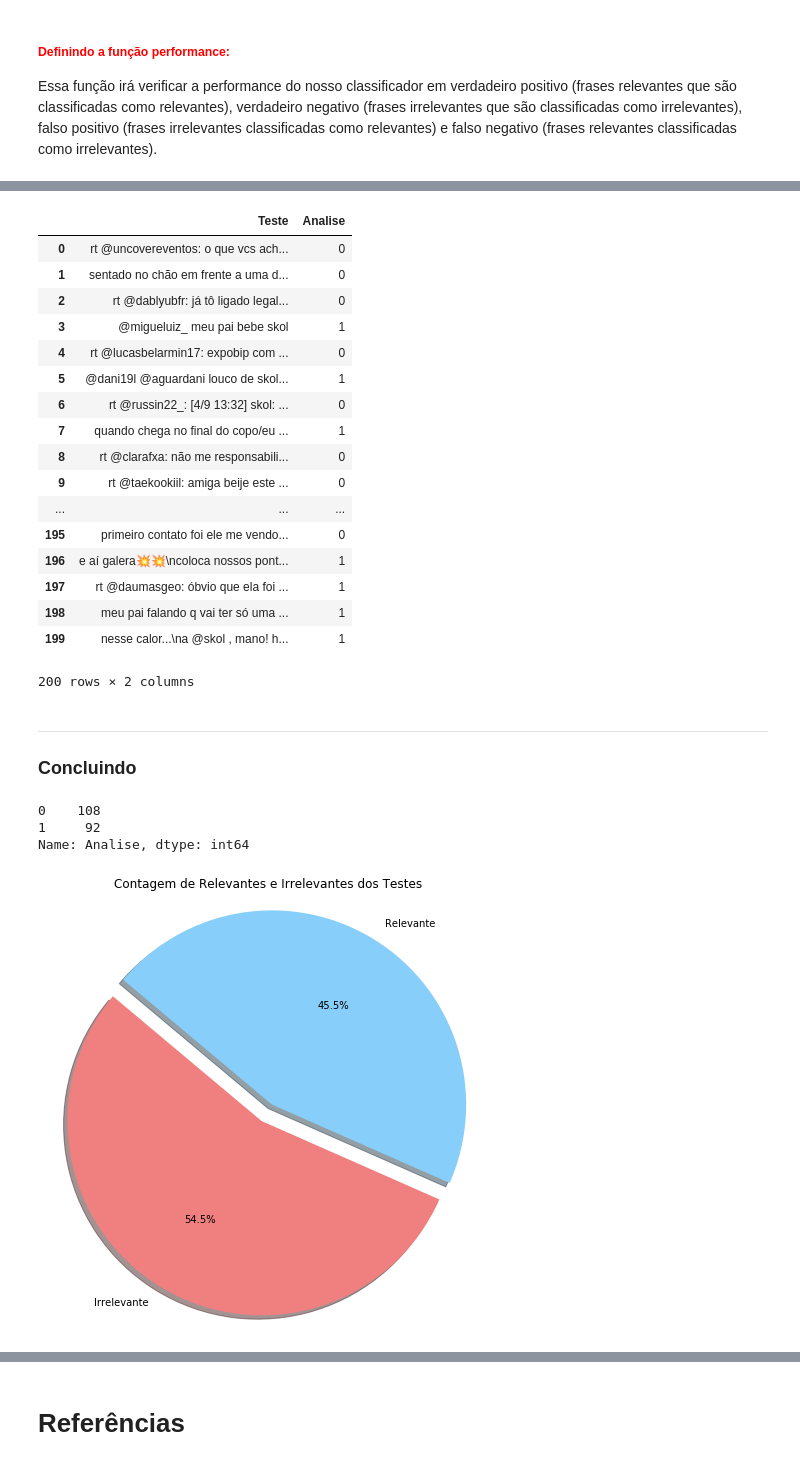
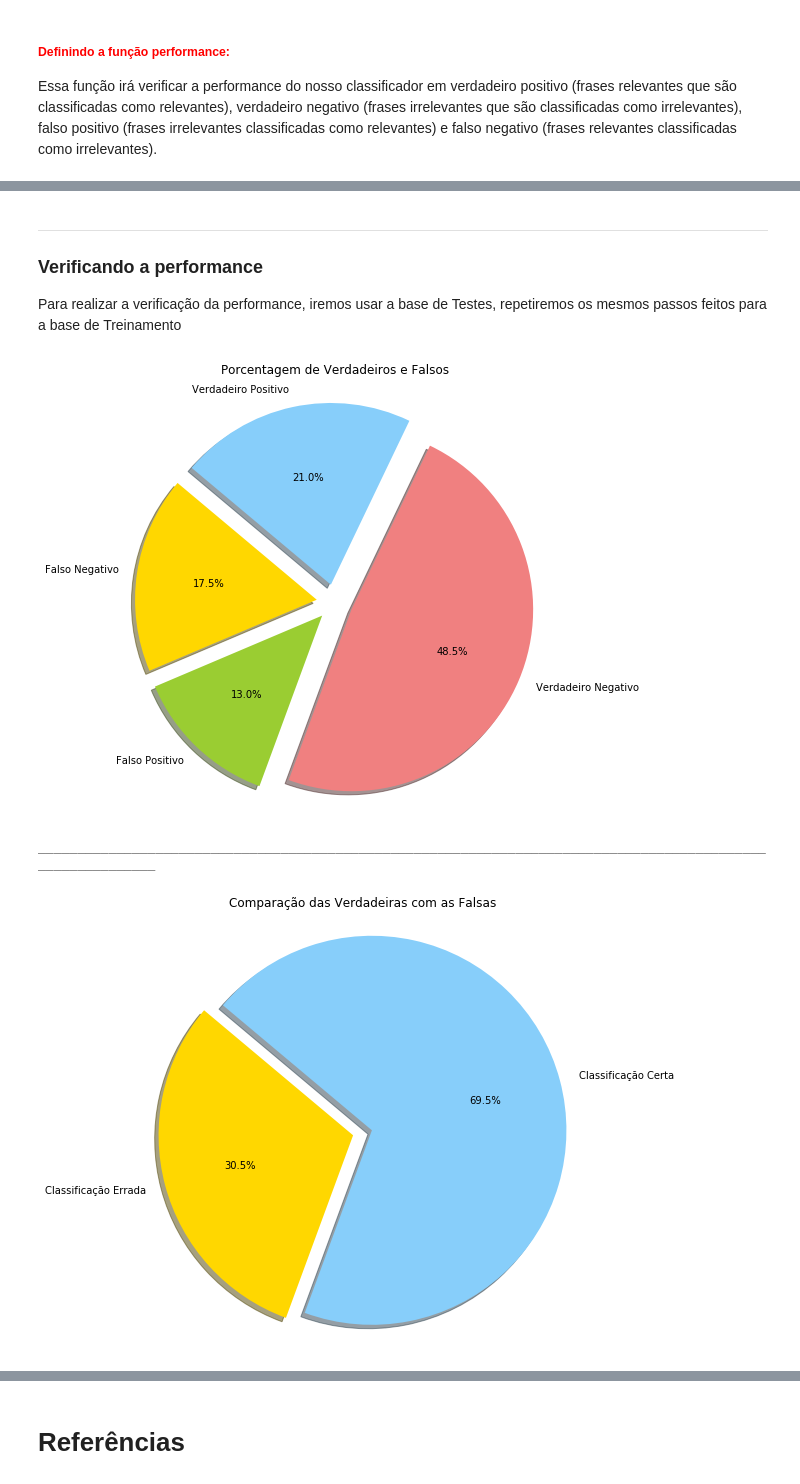
Before and after one commit to EikiSantos/DataScience-Project, a Jupyter notebook: Projeto2_layout.ipynb, the cells around one changed output, grey strips where cells are left out. Saved outputs shown, nothing was run; the diff lists cells and outputs as text; code cells hidden in the pictures.

```diff
--- a/Projeto2_layout.ipynb
+++ b/Projeto2_layout.ipynb
@@ -339,14 +351,0 @@ skol_read
-# %%
-def validadora(df, relevancia, analise):
-#Essa função retorna o dataframe com uma série nova, que apresenta se a classificação foi correta ou não.
-#Essa função vai validar as classificações em True ou False, sendo True para a classificação correta e False para a incorreta.
-    i = 0
-    verifica = []
-    while i < len(skol_read):
-        ver = False
-        if df["{0}".format(relevancia)][i] == df["{0}".format(analise)][i]:
-            ver = True
-        verifica.append(ver)
-        i+=1
-    df['Validadora'] = verifica
-    return(df)
@@ -456,50 +428,15 @@ Agora você deve testar o seu classificador com a base de Testes.
+# %% [markdown]
+___
+### Verificando a performance
+
+Para realizar a verificação da performance, iremos usar a base de Testes, repetiremos os mesmos passos feitos para a base de Treinamento
 # %%
 skol_read_teste = classificador(skol_read_teste, 'Teste')
-skol_read_teste
+skol_read_teste=validadora(skol_read_teste,'relevante', 'Analise')
+performance_teste=performance(skol_read_teste)
-# %% [output]
-|  | Teste | Analise |
-| 0 | rt @uncovereventos: o que vcs ach... | 0 |
-| 1 | sentado no chão em frente a uma d... | 0 |
-| 2 | rt @dablyubfr: já tô ligado legal... | 0 |
-| 3 | @migueluiz_ meu pai bebe skol | 1 |
-| 4 | rt @lucasbelarmin17: expobip com ... | 0 |
-| 5 | @dani19l @aguardani louco de skol... | 1 |
-| 6 | rt @russin22_: [4/9 13:32] skol: ... | 0 |
-| 7 | quando chega no final do copo/eu ... | 1 |
-| 8 | rt @clarafxa: não me responsabili... | 0 |
-| 9 | rt @taekookiil: amiga beije este ... | 0 |
-| ... | ... | ... |
-| 195 | primeiro contato foi ele me vendo... | 0 |
-| 196 | e aí galera💥💥\ncoloca nossos pont... | 1 |
-| 197 | rt @daumasgeo: óbvio que ela foi ... | 1 |
-| 198 | meu pai falando q vai ter só uma ... | 1 |
-| 199 | nesse calor...\na @skol , mano! h... | 1 |
-200 rows × 2 columns
-# %% [markdown]
-___
-### Concluindo
-# %%
-skol_read_teste['Analise'].value_counts()
-# %% [output]
-0    108
-1     92
-Name: Analise, dtype: int64
-# %%
-contagem_0 = 109
-contagem_1 = 91
-# Data to plot
-labels = 'Irrelevante', "Relevante"
-sizes = contagem_0, contagem_1
-colors = ['lightcoral', 'lightskyblue']
-explode = (0.1,0)  # explode 1st slice
-
-# Plot
-plt.figure(figsize=[8,8])
-plt.pie(sizes, explode=explode, labels=labels, colors=colors,
-autopct='%1.1f%%', shadow=True, startangle=140)
-
-plt.axis('equal')
-plt.title("Contagem de Relevantes e Irrelevantes dos Testes")
-plt.show()
-# %% [output]
-[figure, removed]
+# %%
+plota_grafico(performance_teste)
+# %% [output]
+[figure, added]
+____________________________________________________________________________________________________________
+[figure, added]
```
Also changed, not shown: parts of 24 cells of this notebook.
